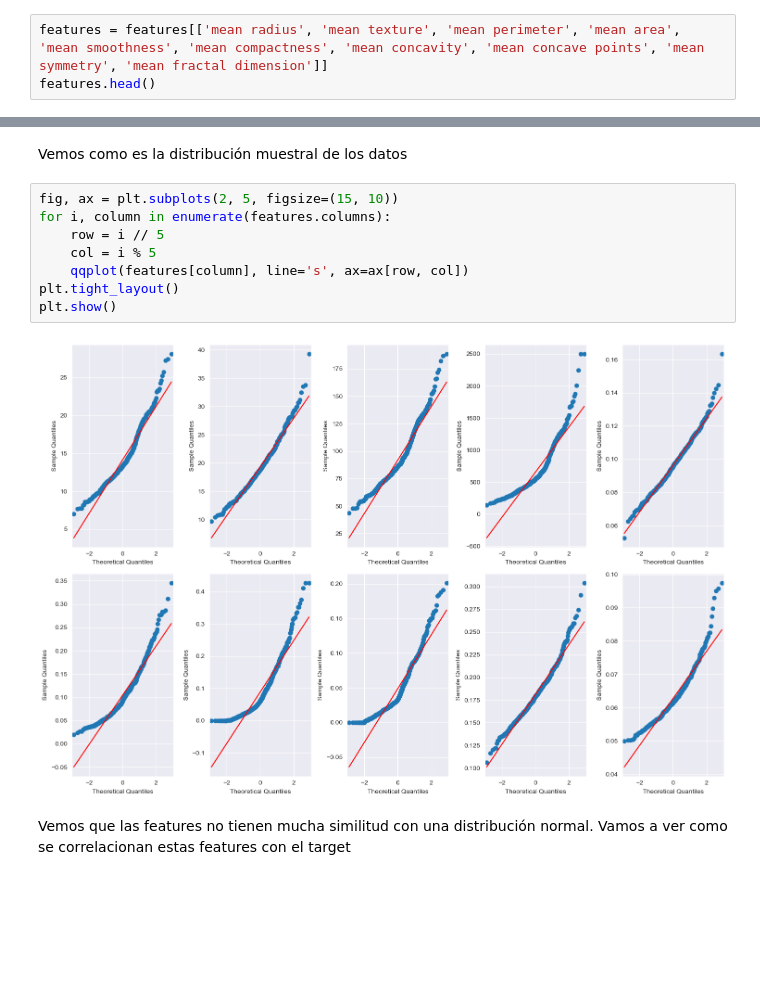
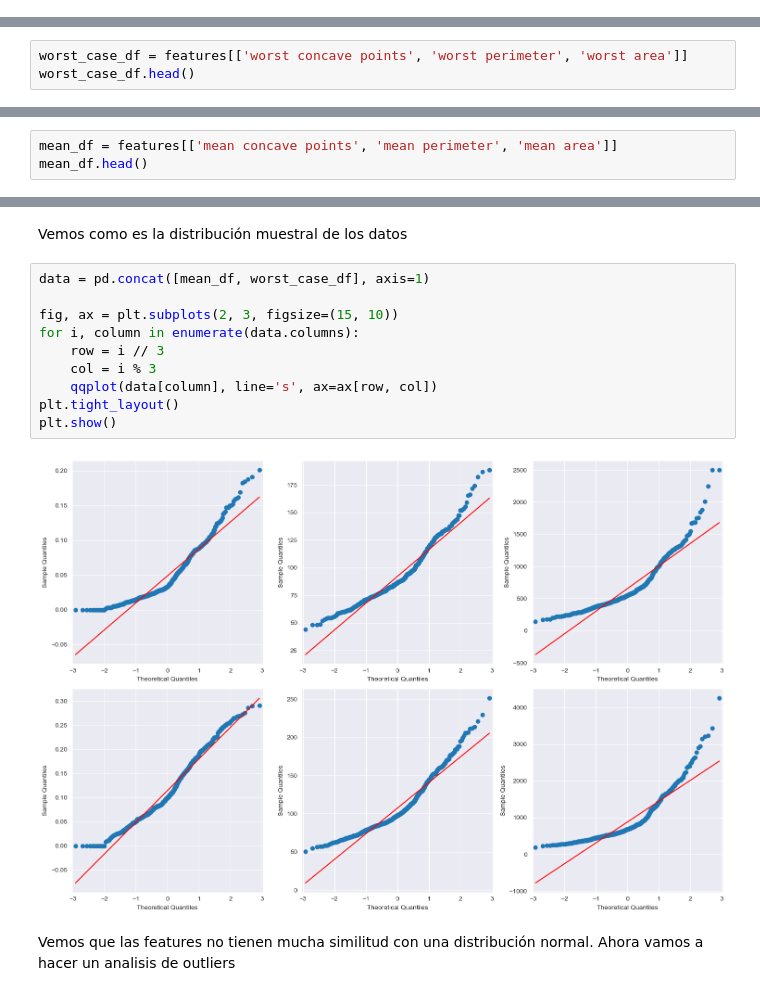
Before and after one commit to FrancoBertoldiMariglio/InteligenciaArtificial, a Jupyter notebook: TP3/TP3jupyter.ipynb, the cells around one changed output, grey strips where cells are left out. Cells and saved outputs as stored; diff of their text form; blank space fills up the shorter version.

```diff
--- a/TP3/TP3jupyter.ipynb
+++ b/TP3/TP3jupyter.ipynb
@@ -26,3 +30,0 @@ Al analizar las feautures vemos que hay columnas de medias, errores y peores val
-# %%
-features = features[['mean radius', 'mean texture', 'mean perimeter', 'mean area', 'mean smoothness', 'mean compactness', 'mean concavity', 'mean concave points', 'mean symmetry', 'mean fractal dimension']]
-features.head()
@@ -45,0 +53,3 @@ target.head()
+# %%
+worst_case_df = features[['worst concave points', 'worst perimeter', 'worst area']]
+worst_case_df.head()
@@ -45,0 +65,3 @@ target.head()
+# %%
+mean_df = features[['mean concave points', 'mean perimeter', 'mean area']]
+mean_df.head()
@@ -46,14 +75,16 @@ target.head()
 # %% [markdown]
 Vemos como es la distribución muestral de los datos
 # %%
-fig, ax = plt.subplots(2, 5, figsize=(15, 10))
-for i, column in enumerate(features.columns):
-    row = i // 5
-    col = i % 5
-    qqplot(features[column], line='s', ax=ax[row, col])
+data = pd.concat([mean_df, worst_case_df], axis=1)
+
+fig, ax = plt.subplots(2, 3, figsize=(15, 10))
+for i, column in enumerate(data.columns):
+    row = i // 3
+    col = i % 3
+    qqplot(data[column], line='s', ax=ax[row, col])
 plt.tight_layout()
 plt.show()
 # %% [output]
-[figure, old version]
+[figure, new version]
 # %% [markdown]
-Vemos que las features no tienen mucha similitud con una distribución normal. Vamos a ver como se correlacionan estas features con el target
+Vemos que las features no tienen mucha similitud con una distribución normal. Ahora vamos a hacer un analisis de outliers
```
Also changed, not shown: parts of 31 cells of this notebook, 2 other files.
